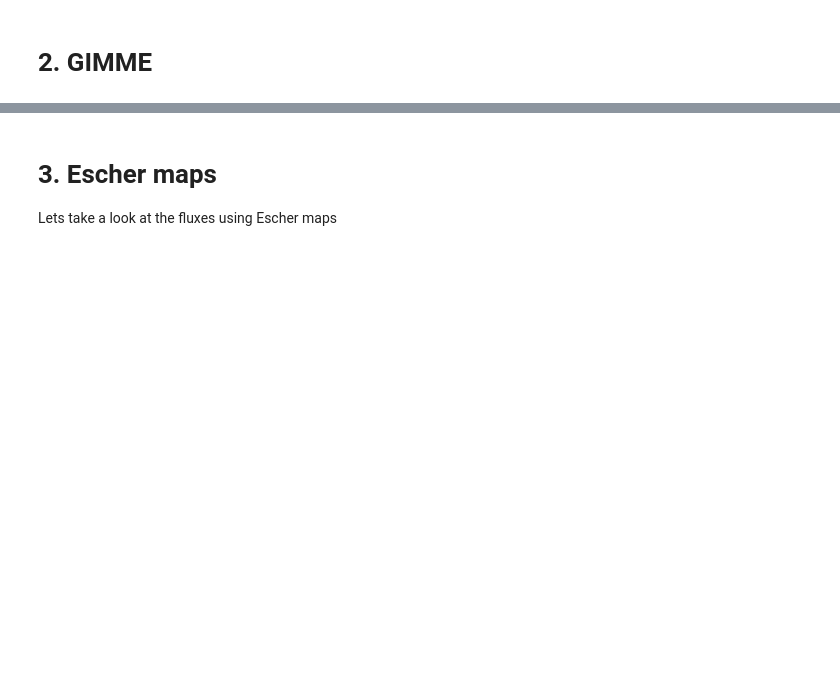
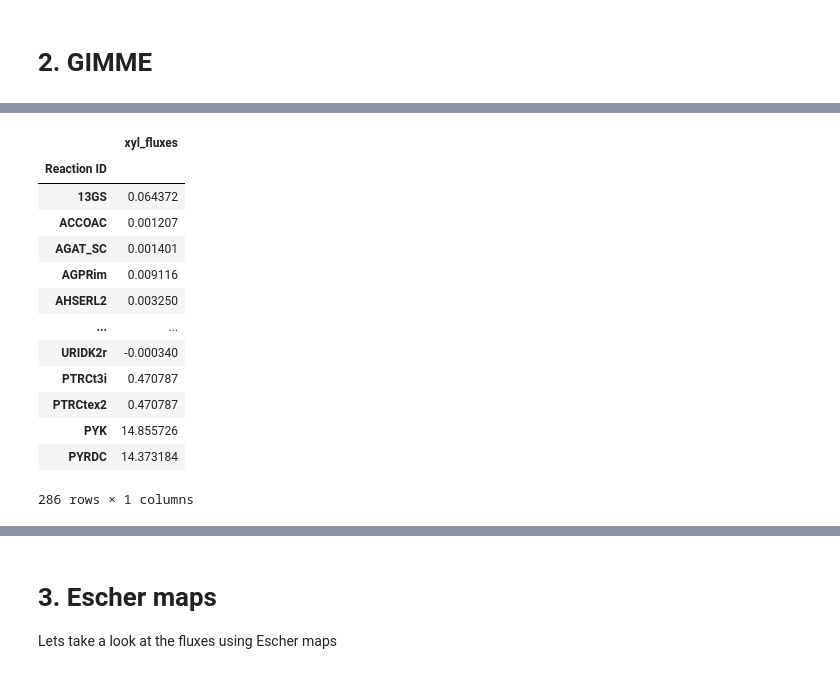
Before and after one commit to BioSystemsUM/s2m2, a Jupyter notebook: omics/s2m2 - hands-on omics - exercise 12.ipynb, the cells around one changed output, grey strips where cells are left out. Cells and saved outputs as stored; diff of their text form; code cells hidden in the pictures; blank space fills up the shorter version.

```diff
--- a/omics/s2m2 - hands-on omics - exercise 12.ipynb
+++ b/omics/s2m2 - hands-on omics - exercise 12.ipynb
@@ -162,8 +243,22 @@ g.values
 # %%
 #results to dataframe
-
-res_xyl = g.to_dataframe()
+res_xyl = g.dataframe
 res_xyl.columns = ["xyl_fluxes"]
 res_xyl
+# %% [output]
+|  | xyl_fluxes |
+| Reaction ID |  |
+| 13GS | 0.064372 |
+| ACCOAC | 0.001207 |
+| AGAT_SC | 0.001401 |
+| AGPRim | 0.009116 |
+| AHSERL2 | 0.003250 |
+| ... | ... |
+| URIDK2r | -0.000340 |
+| PTRCt3i | 0.470787 |
+| PTRCtex2 | 0.470787 |
+| PYK | 14.855726 |
+| PYRDC | 14.373184 |
+286 rows × 1 columns
 # %%
 #pandas skill
```
Also changed, not shown: parts of 22 cells of this notebook.
